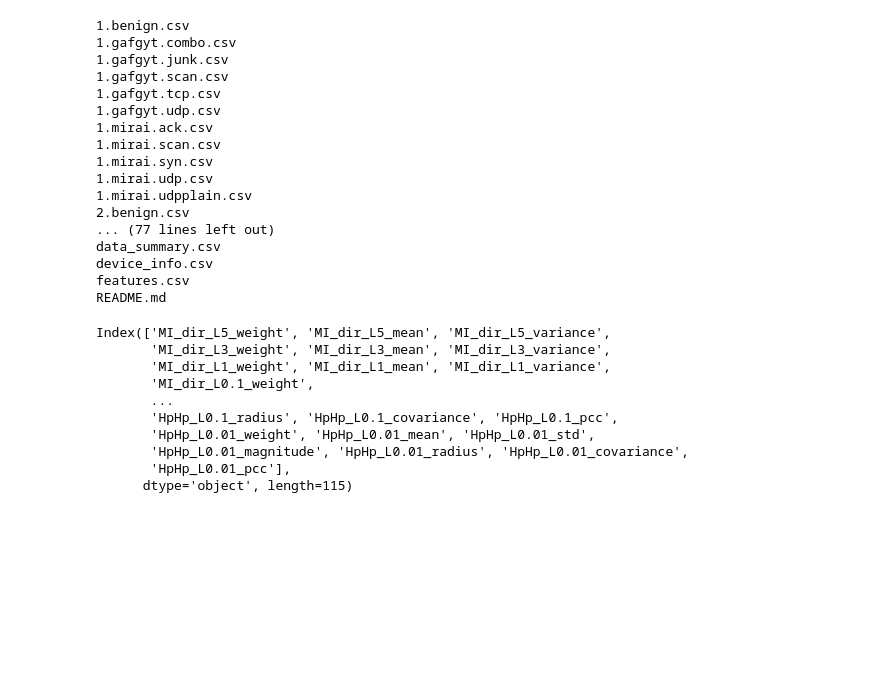
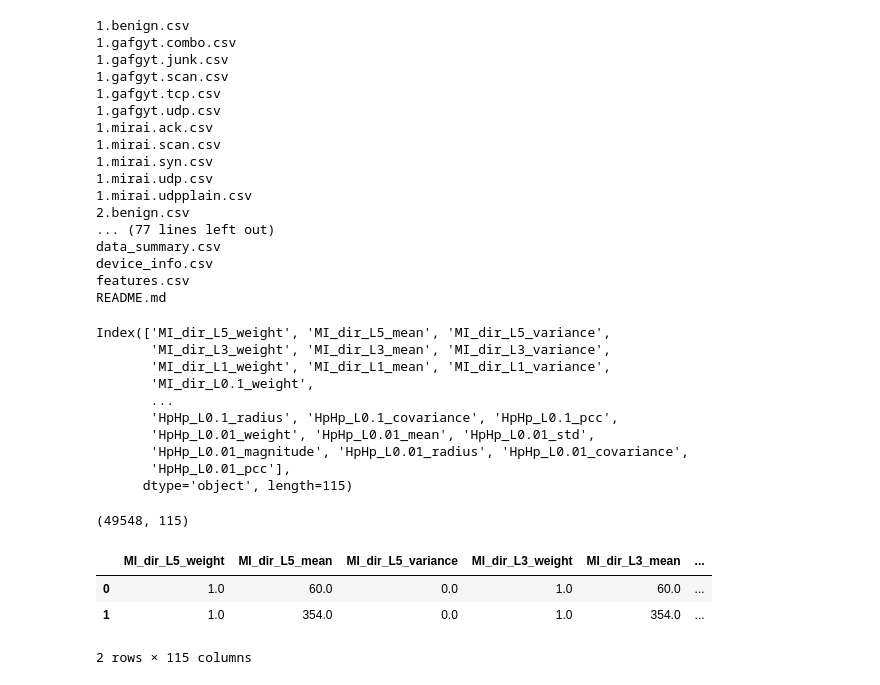
Before and after one commit to 17297781Karthik/FL-IoT-Threat_detection, a Jupyter notebook: analysis.ipynb, the cells around one changed output. Saved outputs shown, nothing was run; the diff lists cells and outputs as text; code cells hidden in the pictures; blank space fills up the shorter version.

```diff
--- a/analysis.ipynb
+++ b/analysis.ipynb
@@ -37,3 +37,14 @@ Index(['MI_dir_L5_weight', 'MI_dir_L5_mean', 'MI_dir_L5_variance',
        'HpHp_L0.01_magnitude', 'HpHp_L0.01_radius', 'HpHp_L0.01_covariance',
        'HpHp_L0.01_pcc'],
       dtype='object', length=115)
+# %%
+beg1.shape
+# %% [output]
+(49548, 115)
+# %%
+beg1.head(2)
+# %% [output]
+|  | MI_dir_L5_weight | MI_dir_L5_mean | MI_dir_L5_variance | MI_dir_L3_weight | MI_dir_L3_mean | ... |
+| 0 | 1.0 | 60.0 | 0.0 | 1.0 | 60.0 | ... |
+| 1 | 1.0 | 354.0 | 0.0 | 1.0 | 354.0 | ... |
+2 rows × 115 columns
```
Also changed, not shown: parts of 18 cells of this notebook, 2 other files.
